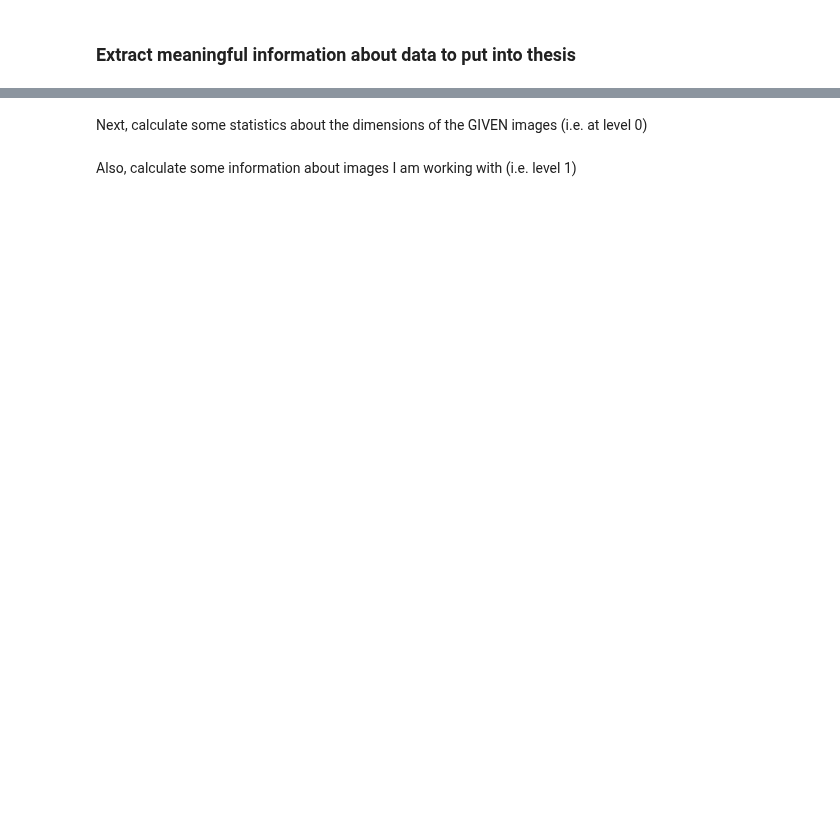
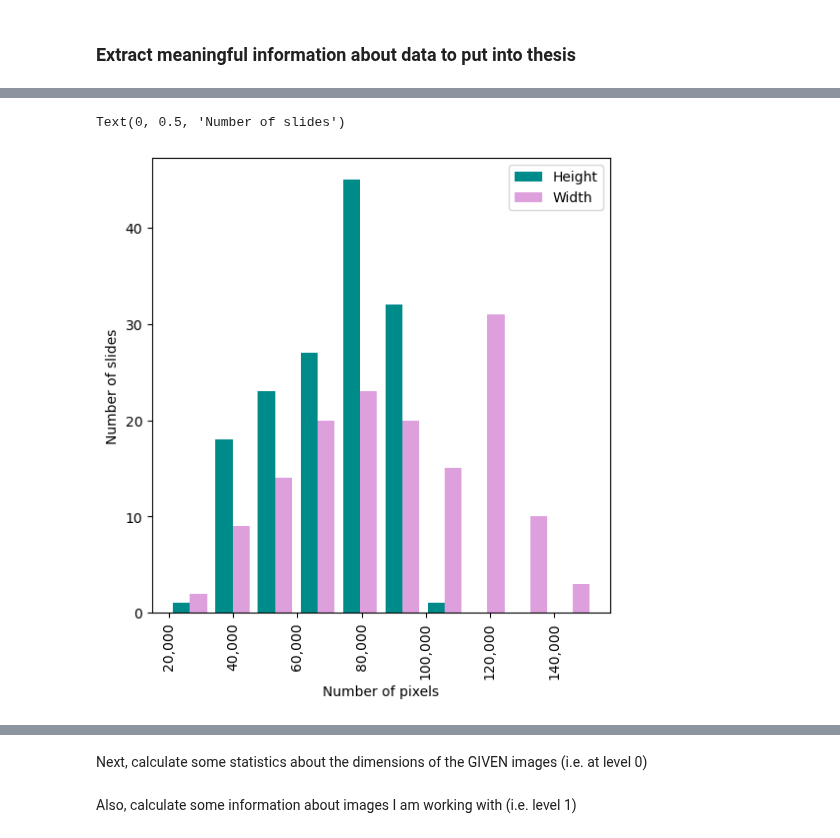
Before and after one commit to Alexandra-Smith/masters, a Jupyter notebook: notebooks/05-data-info.ipynb, the cells around one changed output, grey strips where cells are left out. Cells and saved outputs as stored; diff of their text form; code cells hidden in the pictures; blank space fills up the shorter version.

```diff
--- a/notebooks/05-data-info.ipynb
+++ b/notebooks/05-data-info.ipynb
@@ -30,0 +59,21 @@ df
+# %%
+x = df['Level0_height']
+y = df['Level0_width']
+total_pixels_l0 = x * y
+
+plt.rcParams["figure.figsize"] = [6, 6]
+ax = plt.figure().gca()
+ax.hist([x, y], color=['darkcyan', 'plum'])
+# ax.yaxis.set_major_locator(ticker.MaxNLocator(integer=True))
+# formatter = ticker.ScalarFormatter(useOffset=False, useMathText=True)
+# formatter.set_scientific(False)
+# ax.xaxis.set_major_formatter(formatter)
+formatter = ticker.StrMethodFormatter('{x:,.0f}')
+ax.xaxis.set_major_formatter(formatter)
+ax.tick_params(axis='x', labelrotation=90.0)
+ax.legend(labels=['Height', 'Width'])
+ax.set_xlabel('Number of pixels')
+ax.set_ylabel('Number of slides')
+# %% [output]
+Text(0, 0.5, 'Number of slides')
+[figure, added]
```
Also changed, not shown: parts of 25 cells of this notebook.
